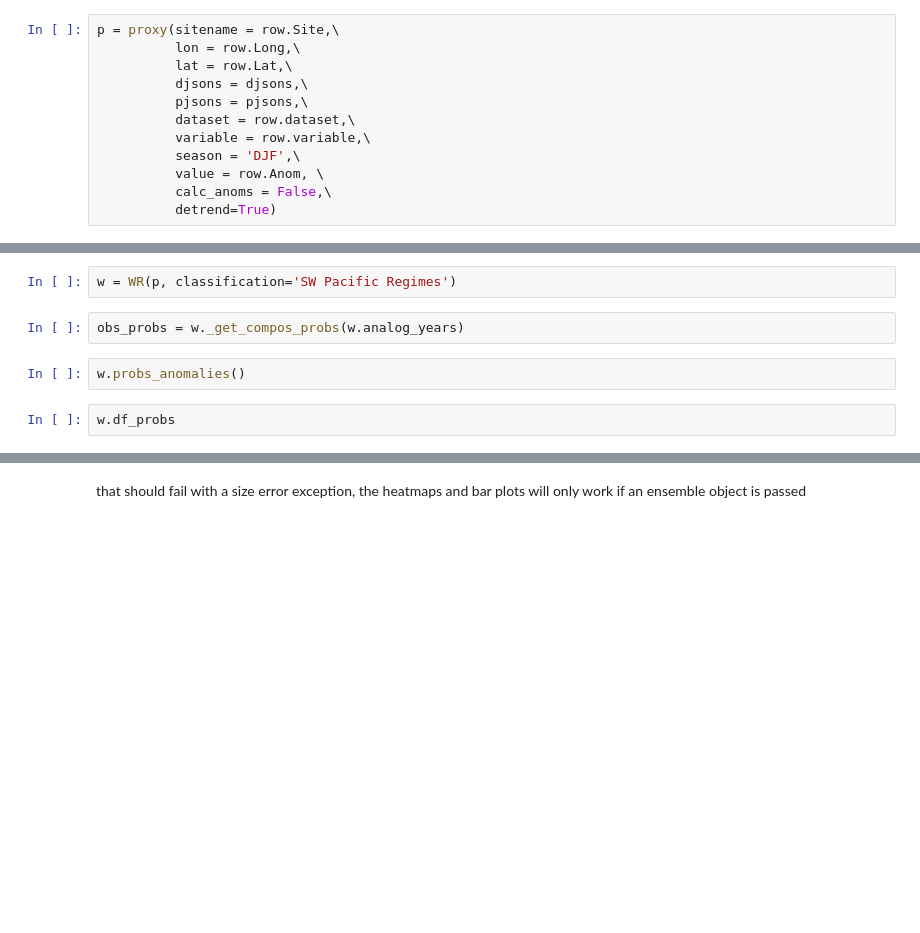
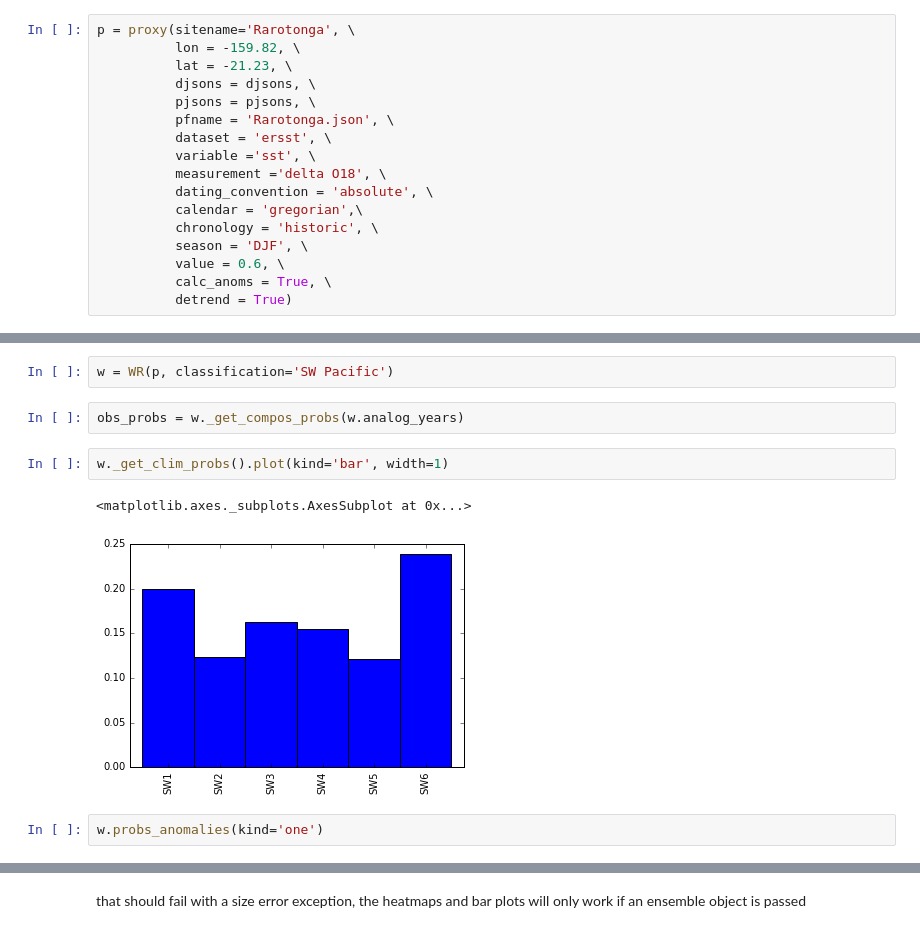
Before and after one commit to nicolasfauchereau/paleopy, a Jupyter notebook: notebooks/WR.ipynb, the cells around one changed output, grey strips where cells are left out. Saved outputs shown, nothing was run; the diff lists cells and outputs as text; blank space fills up the shorter version.

Commit message:
started implement proxy WR bar plot

```diff
--- a/notebooks/WR.ipynb
+++ b/notebooks/WR.ipynb
@@ -31,17 +31,22 @@ Name: 0, dtype: object
 djsons = '../jsons/'
 pjsons = '../jsons/proxies'
 # %%
-p = proxy(sitename = row.Site,\
-          lon = row.Long,\
-          lat = row.Lat,\
-          djsons = djsons,\
-          pjsons = pjsons,\
-          dataset = row.dataset,\
-          variable = row.variable,\
-          season = 'DJF',\
-          value = row.Anom, \
-          calc_anoms = False,\
-          detrend=True)
+p = proxy(sitename='Rarotonga', \
+          lon = -159.82, \
+          lat = -21.23, \
+          djsons = djsons, \
+          pjsons = pjsons, \
+          pfname = 'Rarotonga.json', \
+          dataset = 'ersst', \
+          variable ='sst', \
+          measurement ='delta O18', \
+          dating_convention = 'absolute', \
+          calendar = 'gregorian',\
+          chronology = 'historic', \
+          season = 'DJF', \
+          value = 0.6, \
+          calc_anoms = True, \
+          detrend = True)
 # %%
 # extract the time-series
 p.extract_ts()
@@ -61,10 +88,13 @@ from paleopy import WR
 # %% [markdown]
 ### try with a proxy object
 # %%
-w = WR(p, classification='SW Pacific Regimes')
+w = WR(p, classification='SW Pacific')
 # %%
 obs_probs = w._get_compos_probs(w.analog_years)
+# %%
+w._get_clim_probs().plot(kind='bar', width=1)
+# %% [output]
+<matplotlib.axes._subplots.AxesSubplot at 0x...>
+[figure, added]
 # %%
-w.probs_anomalies()
+w.probs_anomalies(kind='one')
-# %%
-w.df_probs
```
Also changed, not shown: parts of 11 cells of this notebook, 6 other files.
